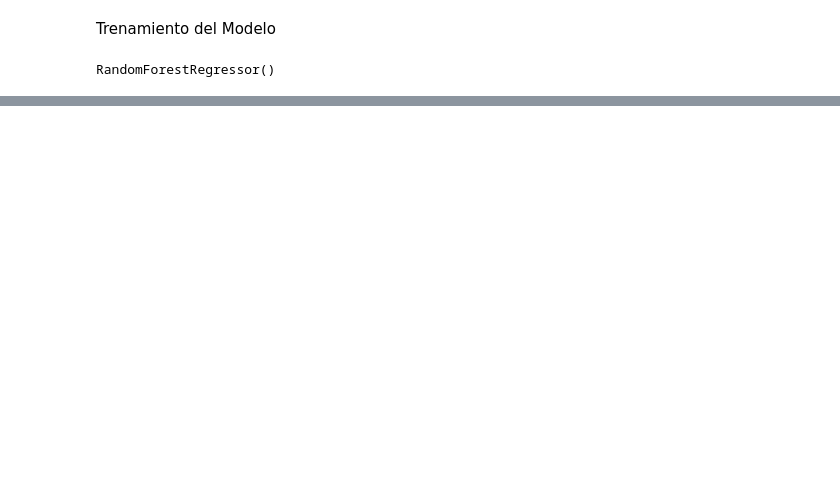
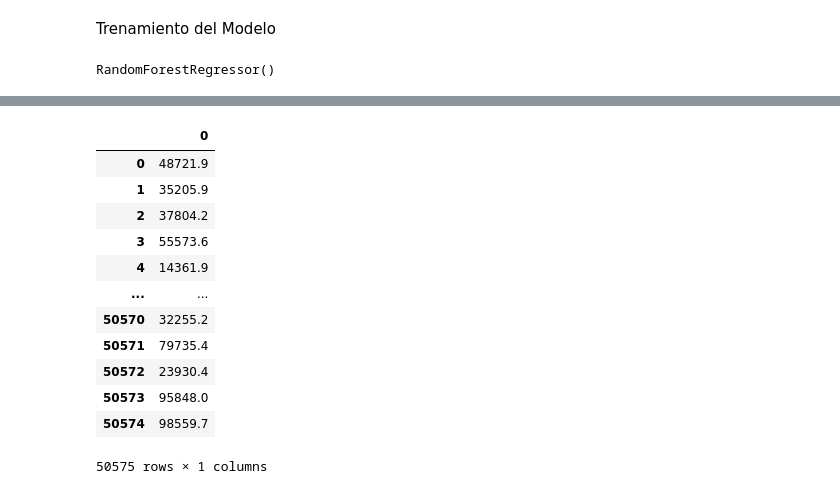
Before and after one commit to JocimarGalante/PrecosCarrosBrasil_IA, a Jupyter notebook: solution.ipynb, the cells around one changed output, grey strips where cells are left out. Saved outputs shown, nothing was run; the diff lists cells and outputs as text; code cells hidden in the pictures; blank space fills up the shorter version.

```diff
--- a/solution.ipynb
+++ b/solution.ipynb
@@ -476,0 +487,3 @@ r2_score(Y_test, valores_preditos_rf)
+# %%
+model_rf_parametros = RandomForestRegressor(max_depth=29, min_samples_leaf=32, min_samples_split=28,
+                       n_estimators=208, random_state=43, max_features='sqrt')
@@ -476,0 +496,18 @@ r2_score(Y_test, valores_preditos_rf)
+# %%
+# Predição dos valores de salário com base nos dados de teste
+valores_preditos_rf_parametros = model_rf_parametros.predict(X_test)
+pd.DataFrame(valores_preditos_rf).round(1)
+# %% [output]
+|  | 0 |
+| 0 | 48721.9 |
+| 1 | 35205.9 |
+| 2 | 37804.2 |
+| 3 | 55573.6 |
+| 4 | 14361.9 |
+| ... | ... |
+| 50570 | 32255.2 |
+| 50571 | 79735.4 |
+| 50572 | 23930.4 |
+| 50573 | 95848.0 |
+| 50574 | 98559.7 |
+50575 rows × 1 columns
```
Also changed, not shown: parts of 24 cells of this notebook.
